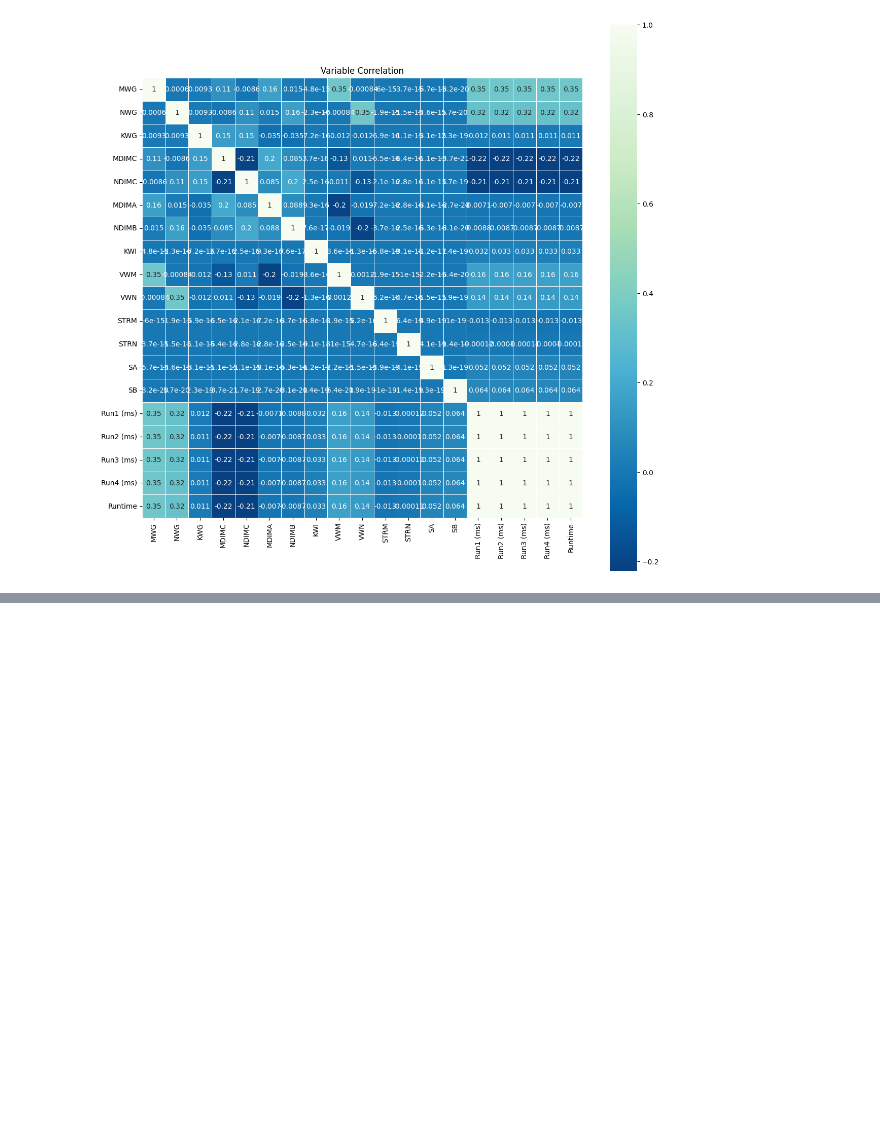
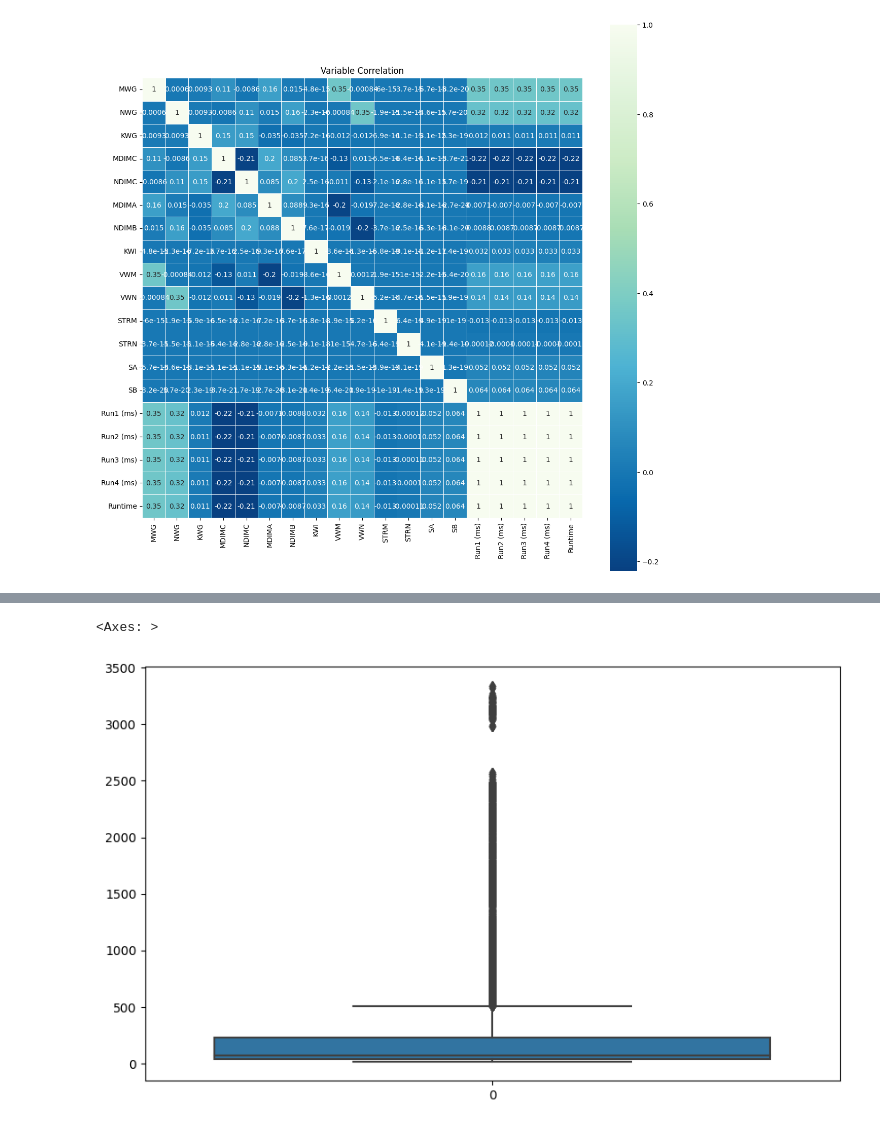
Before and after one commit to Saniyashakur22/Regression-Project, a Jupyter notebook: SGEMM_GPU_Kernel_Performance.ipynb, the cells around one changed output, grey strips where cells are left out. Saved outputs shown, nothing was run; the diff lists cells and outputs as text; code cells hidden in the pictures; blank space fills up the shorter version.

```diff
--- a/SGEMM_GPU_Kernel_Performance.ipynb
+++ b/SGEMM_GPU_Kernel_Performance.ipynb
@@ -315,0 +330,4 @@ Text(0.5, 1.0, 'Variable Correlation')
+# %%
+#Now removing the measured values
+dataset=dataset.drop(columns = ['Run1 (ms)','Run2 (ms)','Run3 (ms)','Run4 (ms)'],axis = 1)
+dataset.info()
@@ -315,0 +371,8 @@ Text(0.5, 1.0, 'Variable Correlation')
+# %%
+plt.figure(figsize=(10,6))
+
+
+sns.boxplot(dataset['Runtime'])
+# %% [output]
+<Axes: >
+[figure, added]
```
Also changed, not shown: parts of 34 cells of this notebook.
